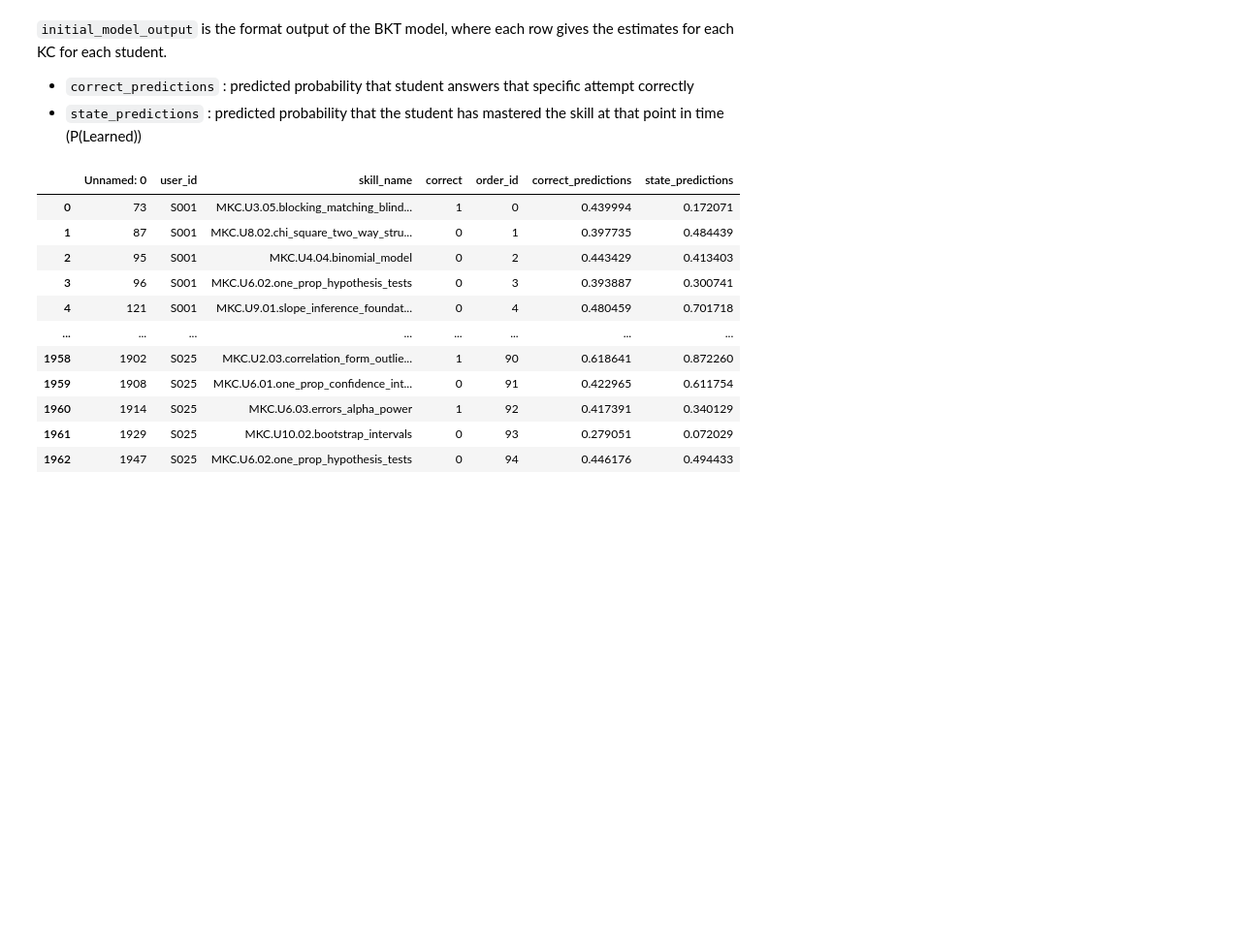
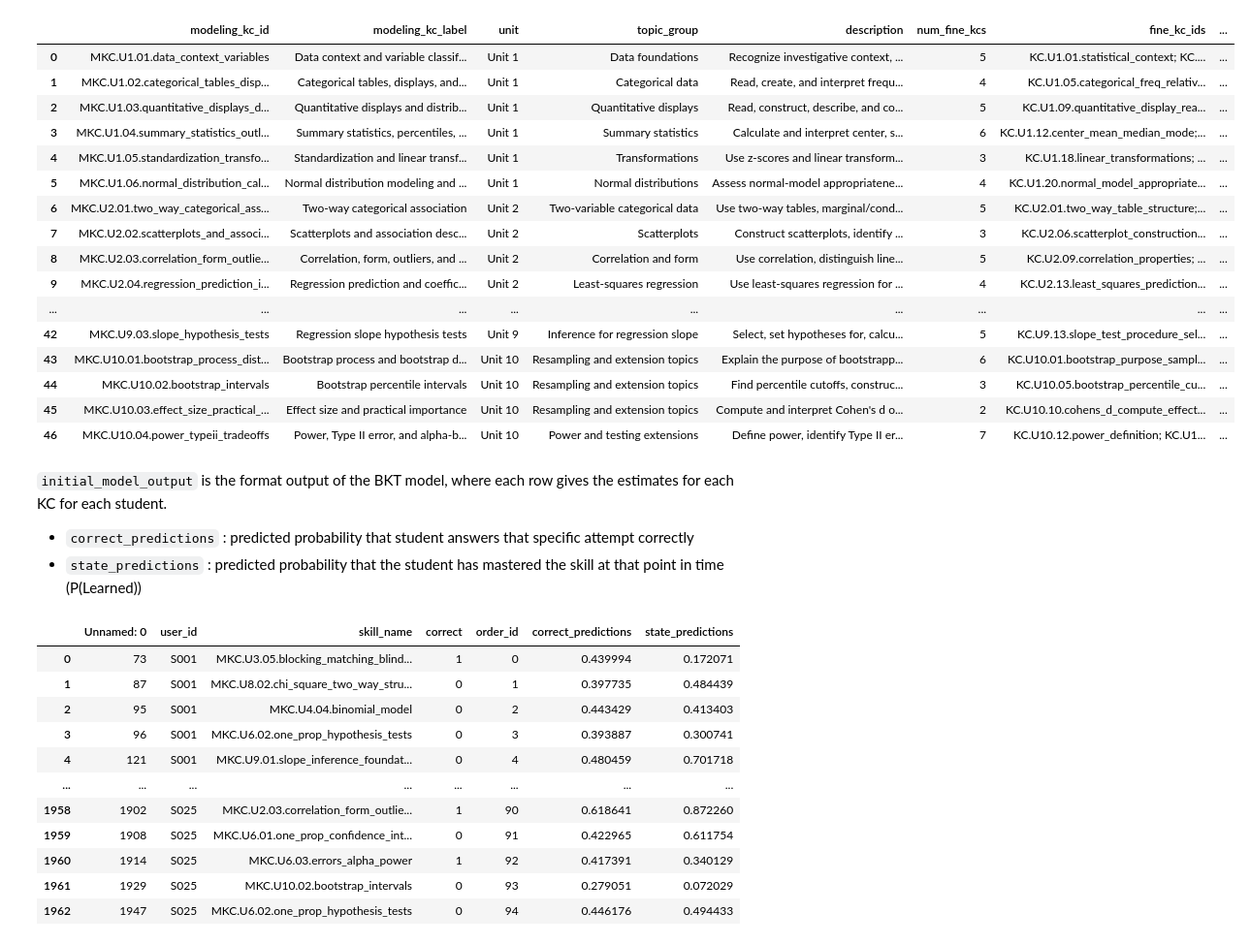
Before and after one commit to mailysg8/ai-student-progress-tracker, a Jupyter notebook: notebooks/class_overview.ipynb, the cells around one changed output. Shown at 97% size. Drawn from its saved outputs; the diff is of its cells as text; code cells hidden in the pictures; blank space fills up the shorter version.

```diff
--- a/notebooks/class_overview.ipynb
+++ b/notebooks/class_overview.ipynb
@@ -7,3 +10,23 @@ initial_model_output = pd.read_csv('../data/output/group_initial_model.csv')
+# %%
+num_items
+# %% [output]
+|  | modeling_kc_id | modeling_kc_label | unit | topic_group | description | num_fine_kcs | fine_kc_ids | ... |
+| 0 | MKC.U1.01.data_context_variables | Data context and variable classif... | Unit 1 | Data foundations | Recognize investigative context, ... | 5 | KC.U1.01.statistical_context; KC.... | ... |
+| 1 | MKC.U1.02.categorical_tables_disp... | Categorical tables, displays, and... | Unit 1 | Categorical data | Read, create, and interpret frequ... | 4 | KC.U1.05.categorical_freq_relativ... | ... |
+| 2 | MKC.U1.03.quantitative_displays_d... | Quantitative displays and distrib... | Unit 1 | Quantitative displays | Read, construct, describe, and co... | 5 | KC.U1.09.quantitative_display_rea... | ... |
+| 3 | MKC.U1.04.summary_statistics_outl... | Summary statistics, percentiles, ... | Unit 1 | Summary statistics | Calculate and interpret center, s... | 6 | KC.U1.12.center_mean_median_mode;... | ... |
+| 4 | MKC.U1.05.standardization_transfo... | Standardization and linear transf... | Unit 1 | Transformations | Use z-scores and linear transform... | 3 | KC.U1.18.linear_transformations; ... | ... |
+| 5 | MKC.U1.06.normal_distribution_cal... | Normal distribution modeling and ... | Unit 1 | Normal distributions | Assess normal-model appropriatene... | 4 | KC.U1.20.normal_model_appropriate... | ... |
+| 6 | MKC.U2.01.two_way_categorical_ass... | Two-way categorical association | Unit 2 | Two-variable categorical data | Use two-way tables, marginal/cond... | 5 | KC.U2.01.two_way_table_structure;... | ... |
+| 7 | MKC.U2.02.scatterplots_and_associ... | Scatterplots and association desc... | Unit 2 | Scatterplots | Construct scatterplots, identify ... | 3 | KC.U2.06.scatterplot_construction... | ... |
+| 8 | MKC.U2.03.correlation_form_outlie... | Correlation, form, outliers, and ... | Unit 2 | Correlation and form | Use correlation, distinguish line... | 5 | KC.U2.09.correlation_properties; ... | ... |
+| 9 | MKC.U2.04.regression_prediction_i... | Regression prediction and coeffic... | Unit 2 | Least-squares regression | Use least-squares regression for ... | 4 | KC.U2.13.least_squares_prediction... | ... |
+| ... | ... | ... | ... | ... | ... | ... | ... | ... |
+| 42 | MKC.U9.03.slope_hypothesis_tests | Regression slope hypothesis tests | Unit 9 | Inference for regression slope | Select, set hypotheses for, calcu... | 5 | KC.U9.13.slope_test_procedure_sel... | ... |
+| 43 | MKC.U10.01.bootstrap_process_dist... | Bootstrap process and bootstrap d... | Unit 10 | Resampling and extension topics | Explain the purpose of bootstrapp... | 6 | KC.U10.01.bootstrap_purpose_sampl... | ... |
+| 44 | MKC.U10.02.bootstrap_intervals | Bootstrap percentile intervals | Unit 10 | Resampling and extension topics | Find percentile cutoffs, construc... | 3 | KC.U10.05.bootstrap_percentile_cu... | ... |
+| 45 | MKC.U10.03.effect_size_practical_... | Effect size and practical importance | Unit 10 | Resampling and extension topics | Compute and interpret Cohen's d o... | 2 | KC.U10.10.cohens_d_compute_effect... | ... |
+| 46 | MKC.U10.04.power_typeii_tradeoffs | Power, Type II error, and alpha-b... | Unit 10 | Power and testing extensions | Define power, identify Type II er... | 7 | KC.U10.12.power_definition; KC.U1... | ... |
 # %% [markdown]
 `initial_model_output` is the format output of the BKT model, where each row gives the estimates for each KC for each student.
 
```
Also changed, not shown: parts of 8 cells of this notebook, 1 other file.
